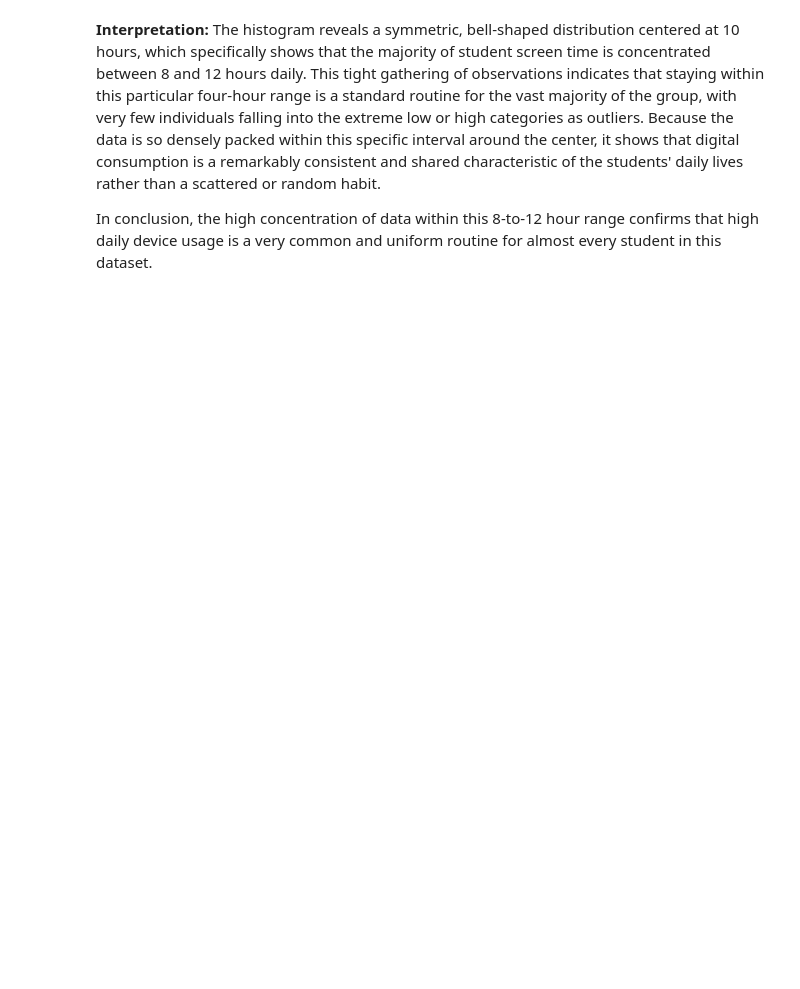
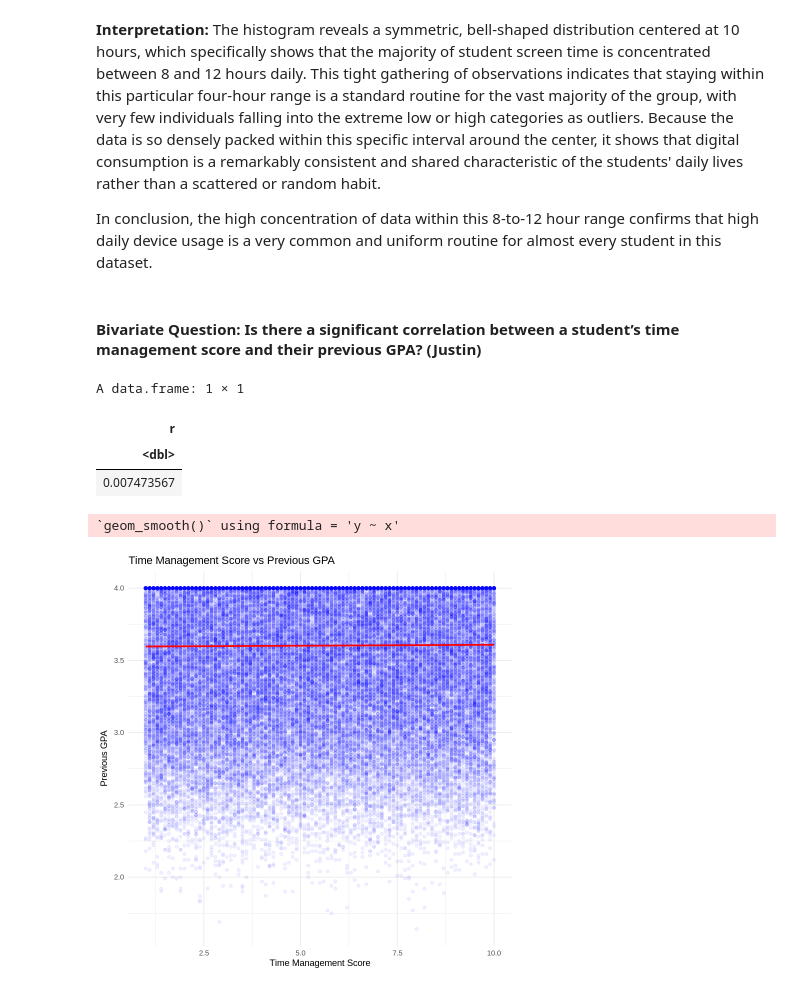
Before and after one commit to leiandrei/exploratory-data-analysis, a Jupyter notebook: notebooks/analysis.ipynb, the cells around one changed output. Drawn from its saved outputs; the diff is of its cells as text; code cells hidden in the pictures; blank space fills up the shorter version.

Commit message:
bivariate analysis part

```diff
--- a/notebooks/analysis.ipynb
+++ b/notebooks/analysis.ipynb
@@ -142,3 +154,27 @@ data %>%
 **Interpretation:** The histogram reveals a symmetric, bell-shaped distribution centered at 10 hours, which specifically shows that the majority of student screen time is concentrated between 8 and 12 hours daily. This tight gathering of observations indicates that staying within this particular four-hour range is a standard routine for the vast majority of the group, with very few individuals falling into the extreme low or high categories as outliers. Because the data is so densely packed within this specific interval around the center, it shows that digital consumption is a remarkably consistent and shared characteristic of the students' daily lives rather than a scattered or random habit.
 
 In conclusion, the high concentration of data within this 8-to-12 hour range confirms that high daily device usage is a very common and uniform routine for almost every student in this dataset.
+# %% [markdown]
+#### **Bivariate Question:** Is there a significant correlation between a student’s time management score and their previous GPA? **(Justin)**
+# %%
+data %>%
+  summarise(r = cor(time_management_score, previous_gpa, use = "complete.obs"))
+
+
+data %>%
+  ggplot(aes(x = time_management_score, y = previous_gpa)) +
+  geom_point(alpha = 0.06, color = "blue") +
+  geom_smooth(method = "lm", se = FALSE, color = "red") +
+  labs(
+    title = "Time Management Score vs Previous GPA",
+    x = "Time Management Score",
+    y = "Previous GPA"
+  ) +
+  theme_minimal()
+# %% [output]
+A data.frame: 1 × 1
+| r |
+| <dbl> |
+| 0.007473567 |
+`geom_smooth()` using formula = 'y ~ x'
+[figure, added]
```
Also changed, not shown: parts of 3 cells of this notebook.
